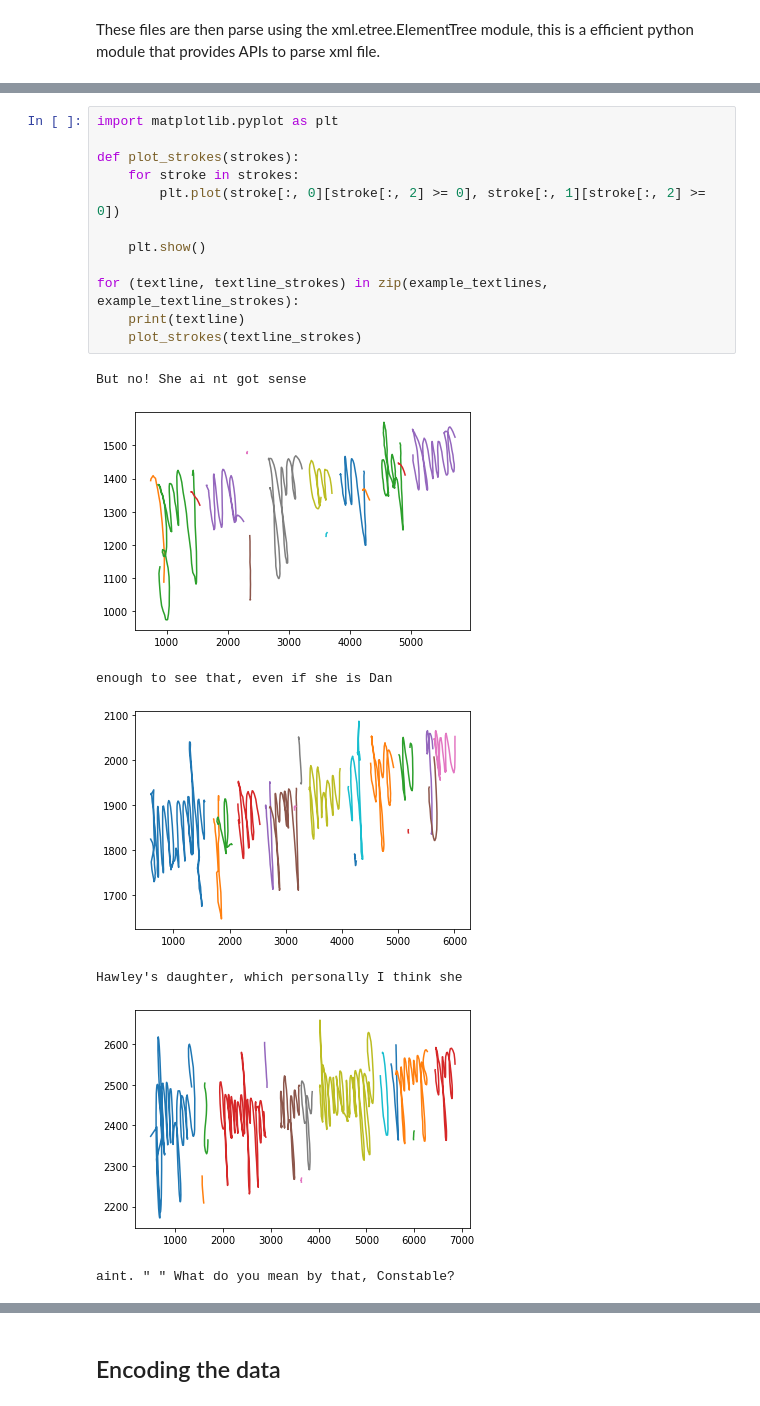
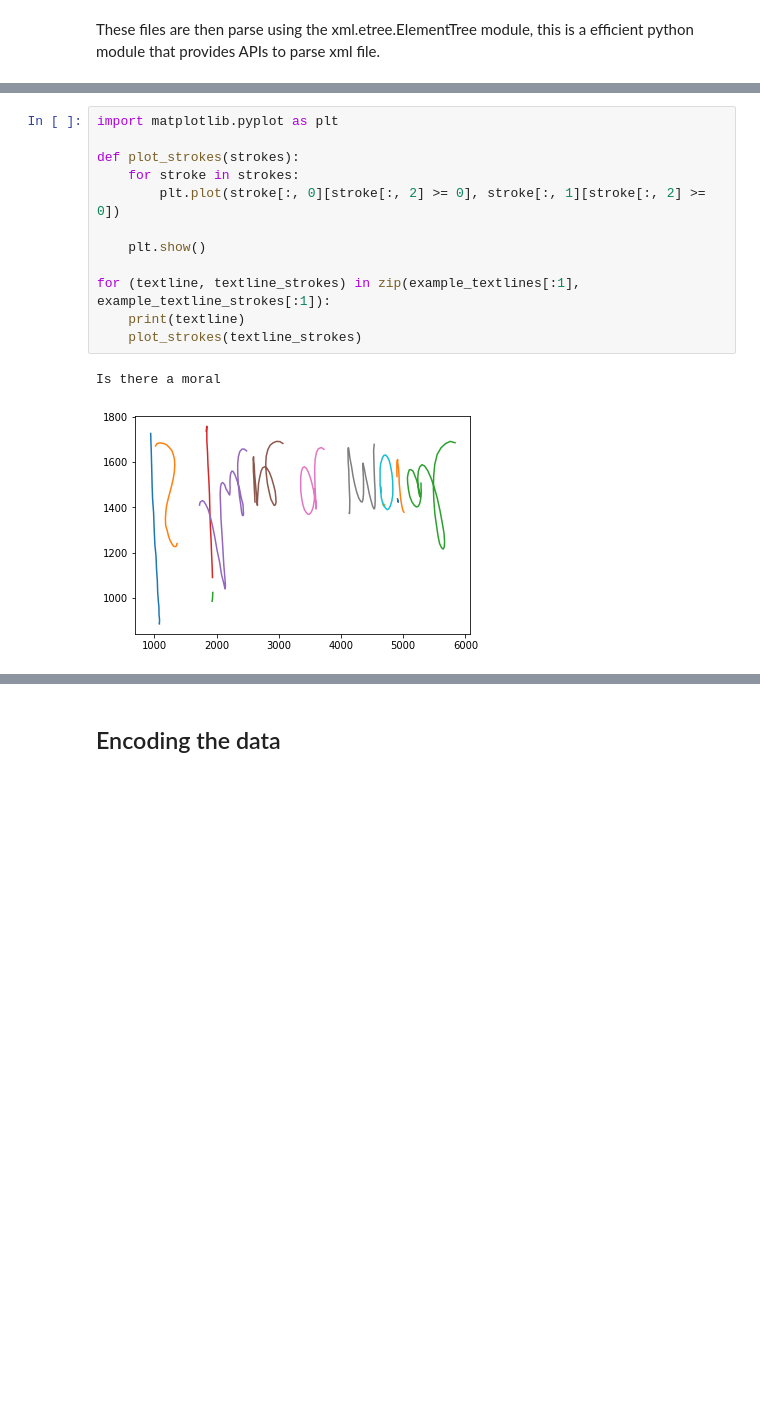
Before and after one commit to Redjeepkaiser/AutoWrite, a Jupyter notebook: src/notebooks/Training Data.ipynb, the cells around one changed output, grey strips where cells are left out. Cells and saved outputs as stored; diff of their text form; blank space fills up the shorter version.

```diff
--- a/src/notebooks/Training Data.ipynb
+++ b/src/notebooks/Training Data.ipynb
@@ -129,20 +133,15 @@ print(example_textline_strokes[0])
 # %%
 import matplotlib.pyplot as plt
 
 def plot_strokes(strokes):
     for stroke in strokes:
         plt.plot(stroke[:, 0][stroke[:, 2] >= 0], stroke[:, 1][stroke[:, 2] >= 0])
 
     plt.show()
 
-for (textline, textline_strokes) in zip(example_textlines, example_textline_strokes):
+for (textline, textline_strokes) in zip(example_textlines[:1], example_textline_strokes[:1]):
     print(textline)
     plot_strokes(textline_strokes)
 # %% [output]
-But no! She ai nt got sense
+Is there a moral
-[figure, old version]
+[figure, new version]
-enough to see that, even if she is Dan
-[figure, removed]
-Hawley's daughter, which personally I think she
-[figure, removed]
-aint. " " What do you mean by that, Constable?
```
Also changed, not shown: parts of 6 cells of this notebook, 5 other files.
